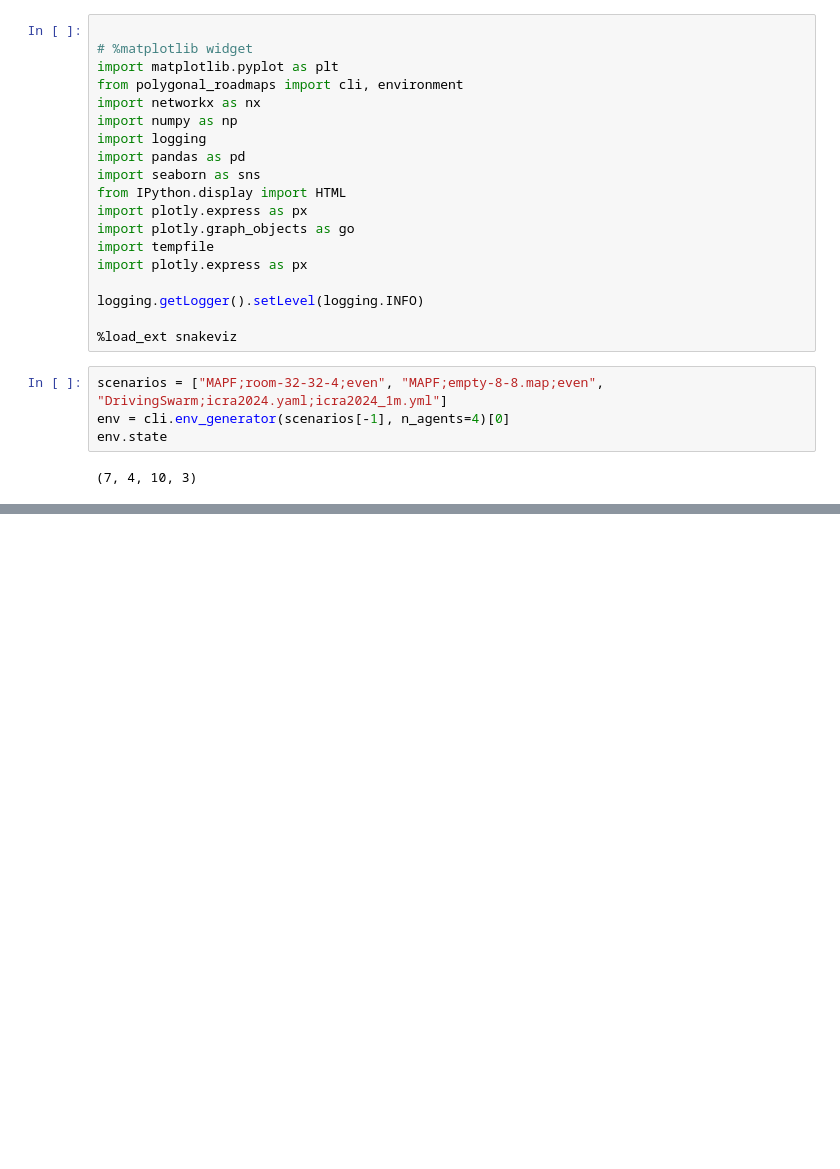
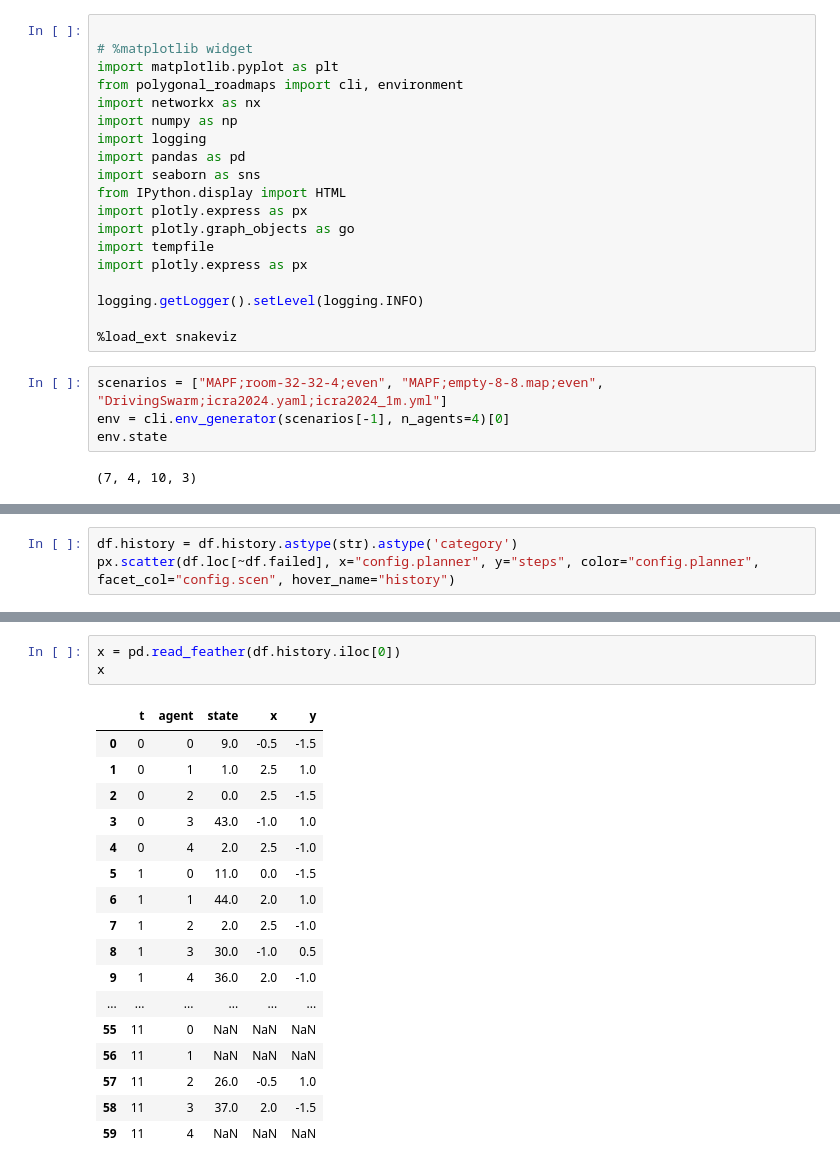
Before and after one commit to ovgu-FINken/polygonal_roadmaps, a Jupyter notebook: Pathfinding.ipynb, the cells around one changed output, grey strips where cells are left out. Cells and saved outputs as stored; diff of their text form; blank space fills up the shorter version.

```diff
--- a/Pathfinding.ipynb
+++ b/Pathfinding.ipynb
@@ -361,0 +128,3 @@ ggplot(df_maps.loc[df_maps.social_reward.eq(0)& df_maps.anti_social_punishment.e
+# %%
+df.history = df.history.astype(str).astype('category')
+px.scatter(df.loc[~df.failed], x="config.planner", y="steps", color="config.planner", facet_col="config.scen", hover_name="history")
@@ -385,0 +216,21 @@ d[1]
+# %%
+x = pd.read_feather(df.history.iloc[0])
+x
+# %% [output]
+|  | t | agent | state | x | y |
+| 0 | 0 | 0 | 9.0 | -0.5 | -1.5 |
+| 1 | 0 | 1 | 1.0 | 2.5 | 1.0 |
+| 2 | 0 | 2 | 0.0 | 2.5 | -1.5 |
+| 3 | 0 | 3 | 43.0 | -1.0 | 1.0 |
+| 4 | 0 | 4 | 2.0 | 2.5 | -1.0 |
+| 5 | 1 | 0 | 11.0 | 0.0 | -1.5 |
+| 6 | 1 | 1 | 44.0 | 2.0 | 1.0 |
+| 7 | 1 | 2 | 2.0 | 2.5 | -1.0 |
+| 8 | 1 | 3 | 30.0 | -1.0 | 0.5 |
+| 9 | 1 | 4 | 36.0 | 2.0 | -1.0 |
+| ... | ... | ... | ... | ... | ... |
+| 55 | 11 | 0 | NaN | NaN | NaN |
+| 56 | 11 | 1 | NaN | NaN | NaN |
+| 57 | 11 | 2 | 26.0 | -0.5 | 1.0 |
+| 58 | 11 | 3 | 37.0 | 2.0 | -1.5 |
+| 59 | 11 | 4 | NaN | NaN | NaN |
```
Also changed, not shown: parts of 43 cells of this notebook, 2 other files.
